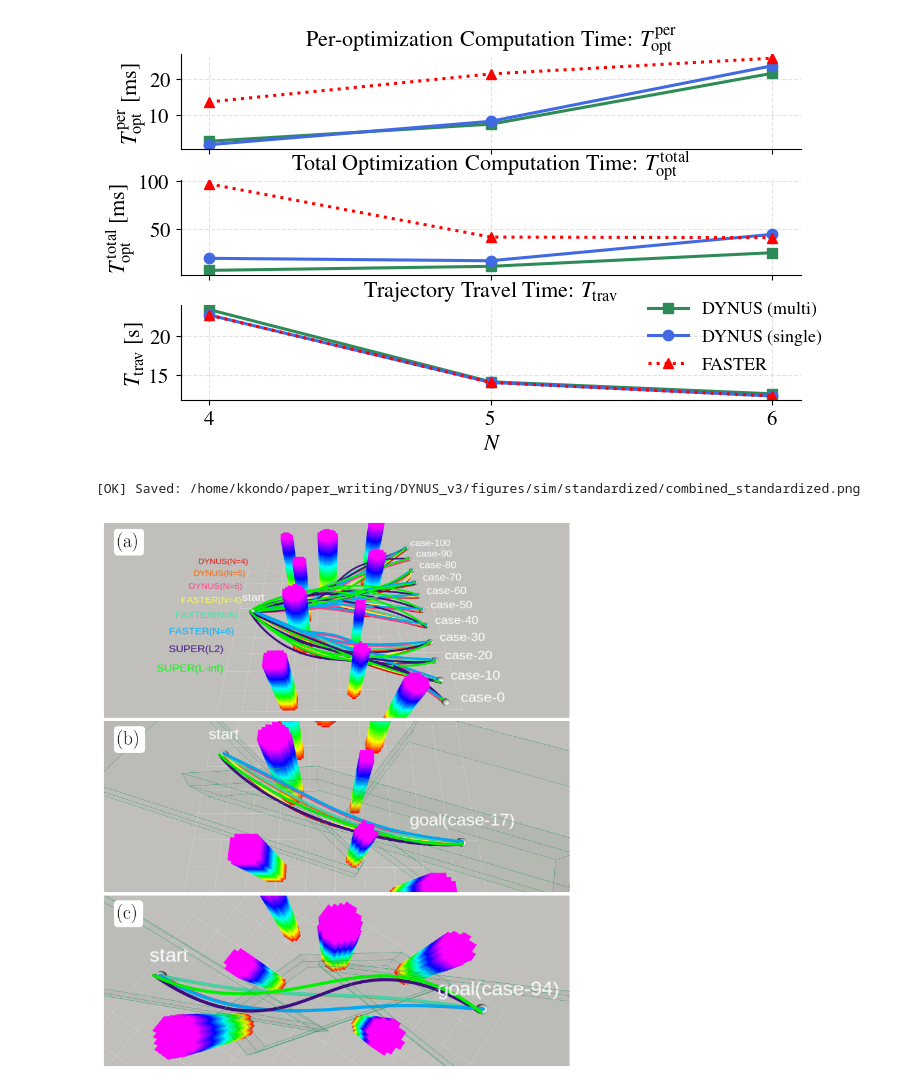
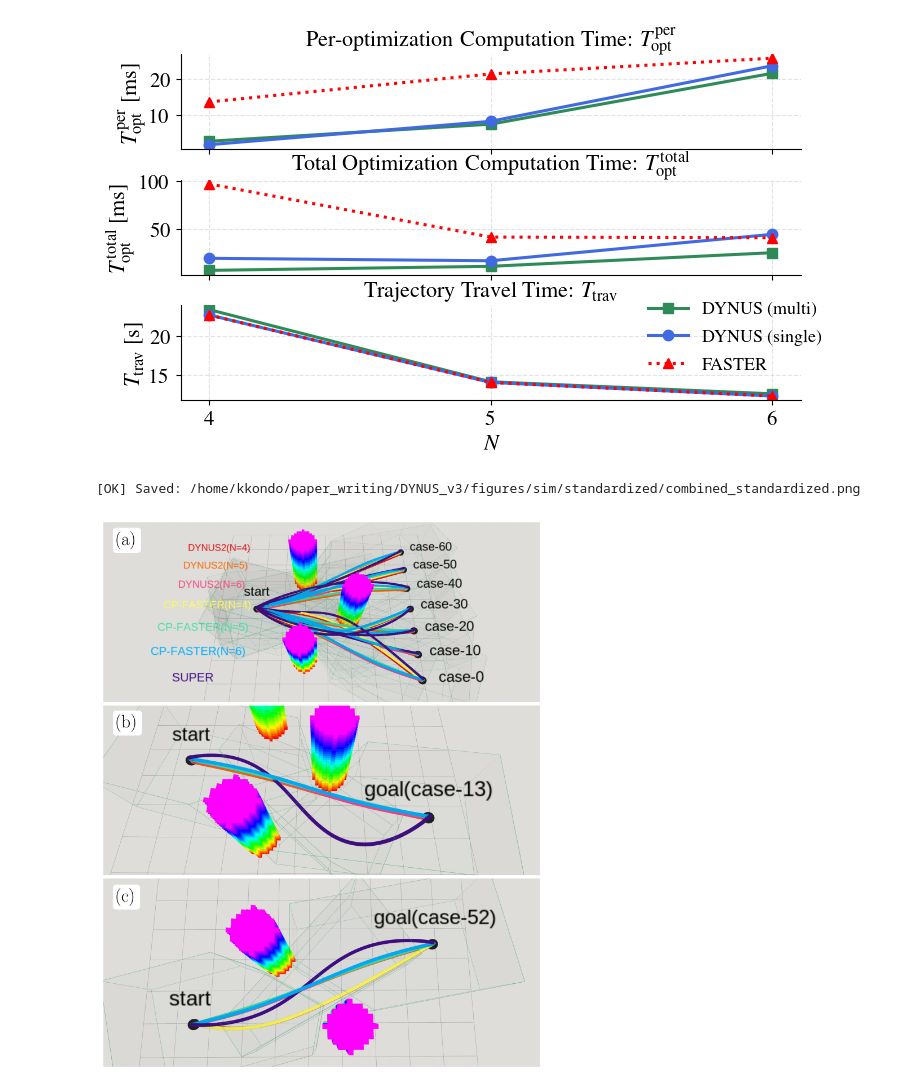
Before and after one commit to mit-acl/dynus, a Jupyter notebook: benchmarking/local_traj_benchmark.ipynb, the cells around one changed output. Saved outputs shown, nothing was run; the diff lists cells and outputs as text; code cells hidden in the pictures.

Commit message:
visualization for DYNUS2 paper (first draft) done

```diff
--- a/benchmarking/local_traj_benchmark.ipynb
+++ b/benchmarking/local_traj_benchmark.ipynb
@@ -1095,8 +1095,8 @@ from matplotlib.lines import Line2D
 INPUT_DIR = "/home/kkondo/paper_writing/DYNUS_v3/figures/sim/standardized"
 FILENAMES = [
     "standardized_screenshot.png",
-    "standardized_loop1.png",
-    "standardized_loop2.png"
+    "standardized_case13.png",
+    "standardized_case52.png"
 ]
 OUTPUT_DIR = INPUT_DIR
 OUTPUT_NAME = "combined_standardized.png"
@@ -1115,9 +1115,9 @@ ROW_RATIOS = [1.6, 1.4, 1.4]
 # --------- Cropping (pixels) ---------
 # Order corresponds to FILENAMES (img0, img1, img2).
 PER_RIGHT_IMAGE_CROP = [
-    {"top": 200, "bottom": 300, "left": 200, "right": 100},        # img0
-    {"top": 500, "bottom": 300, "left": 200, "right": 100},    # img1
-    {"top": 500, "bottom": 300, "left": 200, "right": 100},    # img2
+    {"top": 120, "bottom": 200, "left": 400, "right": 350},        # img0
+    {"top": 300, "bottom": 200, "left": 550, "right": 500},    # img1
+    {"top": 200, "bottom": 200, "left": 500, "right": 550},    # img2
 ]
 
 # Labels (you can keep 4; code will safely use only first 3)
@@ -1320,33 +1320,38 @@ imgs = _load_images_with_crop()
 # Use only the first 3 labels; if you provided fewer, auto-generate missing ones.
 labels3 = (LABELS[:3] if len(LABELS) >= 3 else LABELS + [f"({chr(ord('a')+i)})" for i in range(len(LABELS), 3)])
 
+# Compute height ratios from actual cropped image dimensions to preserve aspect ratio.
+# Each image is displayed at FIG_W_IN width, so its natural height = FIG_W_IN * (H/W).
+ROW_RATIOS = [img.shape[0] / img.shape[1] for img in imgs]
+FIG_H_IN = FIG_W_IN * sum(ROW_RATIOS)
+
 fig = plt.figure(figsize=(FIG_W_IN, FIG_H_IN), dpi=FIG_DPI, facecolor="white")
 
 gs = gridspec.GridSpec(
     3, 1,
     figure=fig,
     height_ratios=ROW_RATIOS,
     hspace=HSPACE,
 )
 
 axes = [fig.add_subplot(gs[i, 0]) for i in range(3)]
 
 for ax, img, lab in zip(axes, imgs, labels3):
     ax.imshow(img, aspect="auto")   # IMPORTANT: fill axes -> reduces white band
     ax.axis("off")
     _add_label(ax, lab)
 
 # Add legend on the first image (below (a), left side)
 # _add_planner_legend(axes[0])
 
 os.makedirs(OUTPUT_DIR, exist_ok=True)
 save_path = os.path.join(OUTPUT_DIR, OUTPUT_NAME)
 
 fig.subplots_adjust(left=0.0, right=1.0, bottom=0.0, top=1.0, hspace=HSPACE)
 fig.savefig(save_path, bbox_inches="tight", pad_inches=0.0, facecolor="white")
 print(f"[OK] Saved: {save_path}")
 
 plt.show()
 # %% [output]
 [OK] Saved: /home/kkondo/paper_writing/DYNUS_v3/figures/sim/standardized/combined_standardized.png
-[figure, old version]
+[figure, new version]
```
Also changed, not shown: parts of 1 cell of this notebook, 30 other files.
